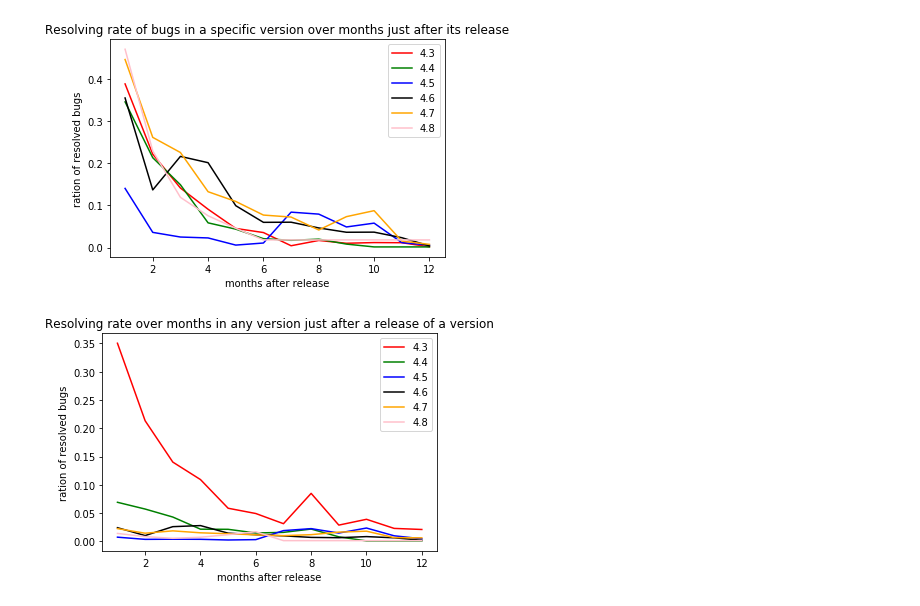
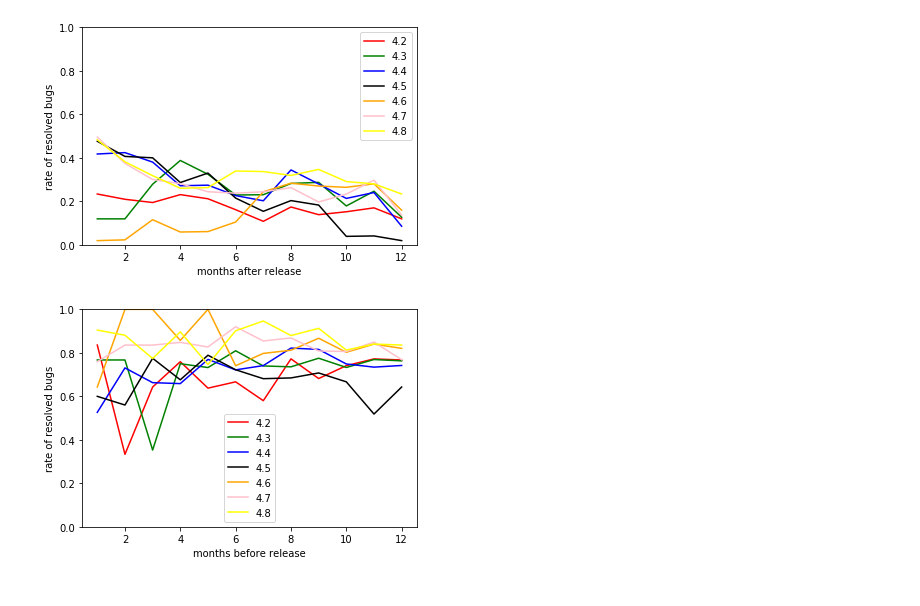
Before and after one commit to ICSME19/ICSME2019, a Jupyter notebook: RQ1.ipynb, the cells around one changed output. Cells and saved outputs as stored; diff of their text form; code cells hidden in the pictures.

```diff
--- a/RQ1.ipynb
+++ b/RQ1.ipynb
@@ -300,0 +564,20 @@ tData.to_csv('RQ1\\evol1.csv',index=False)
+# %%
+import matplotlib.pyplot as plt
+import pandas as pd
+data = pd.read_csv('RQ1\\Aevol1.csv')
+ci=0
+colors=['red','green','blue','black','orange','pink','yellow']
+for v in arr1:
+# gca stands for 'get current axis'
+
+    ax = plt.gca()
+    value=data[data['version']==v]
+    value.plot(kind='line',x='month',y='Ratio_R_A', color=colors[ci],ax=ax, label=v)
+    ci=ci+1
+    #df.plot(kind='line',x='name',y='num_pets', color='red', ax=ax)
+plt.xlabel('months after release')
+plt.ylabel('rate of FIXED bugs')
+plt.ylim(0, 1);
+#plt.title('Resolving rate over months in any version just after a release of a version')
+plt.savefig('rq1b.pdf')
+plt.show()
@@ -301,20 +681,22 @@ tData.to_csv('RQ1\\evol1.csv',index=False)
 # %%
 import matplotlib.pyplot as plt
 import pandas as pd
-data = pd.read_csv('RQ1\\evol1.csv')
+data = pd.read_csv('RQ1\\Bevol1.csv')
 ci=0
-colors=['red','green','blue','black','orange','pink']
+colors=['red','green','blue','black','orange','pink','yellow']
 for v in arr1:
 # gca stands for 'get current axis'
 
     ax = plt.gca()
     value=data[data['version']==v]
     value.plot(kind='line',x='month',y='Ratio_R_A', color=colors[ci],ax=ax, label=v)
     ci=ci+1
     #df.plot(kind='line',x='name',y='num_pets', color='red', ax=ax)
-plt.xlabel('months after release')
-plt.ylabel('ration of resolved bugs')
-plt.title('Resolving rate of bugs in a specific version over months just after its release')
+plt.xlabel('months before release')
+plt.ylabel('rate of resolved bugs')
+plt.ylim(0,1)
+#plt.title('Resolving rate of bugs in a specific version over months just after its release')
+plt.savefig('rq1c.pdf')
 plt.show()
 # %% [output]
-[figure, old version]
+[figure, new version]
@@ -430,20 +779,22 @@ tData.to_csv('RQ1\\evol2.csv',index=False)
 # %%
 import matplotlib.pyplot as plt
 import pandas as pd
-data = pd.read_csv('RQ1\\evol2.csv')
+data = pd.read_csv('RQ1\\Bevol2.csv')
 ci=0
-colors=['red','green','blue','black','orange','pink']
+colors=['red','green','blue','black','orange','pink','yellow']
 for v in arr1:
 # gca stands for 'get current axis'
 
     ax = plt.gca()
     value=data[data['version']==v]
-    value.plot(kind='line',x='month',y='Ratio_R_A', color=colors[ci],ax=ax, label=v)
+    value.plot(kind='line',x='month',y='Ratio_F_A', color=colors[ci],ax=ax, label=v)
     ci=ci+1
     #df.plot(kind='line',x='name',y='num_pets', color='red', ax=ax)
-plt.xlabel('months after release')
-plt.ylabel('ration of resolved bugs')
-plt.title('Resolving rate over months in any version just after a release of a version')
+plt.xlabel('months before release')
+plt.ylabel('rate of resolved bugs')
+plt.ylim(0,1)
+#plt.title('Resolving rate of bugs in a specific version over months just after its release')
+plt.savefig('rq1d.pdf')
 plt.show()
 # %% [output]
-[figure, old version]
+[figure, new version]
```
Also changed, not shown: parts of 40 cells of this notebook, 5 other files.
